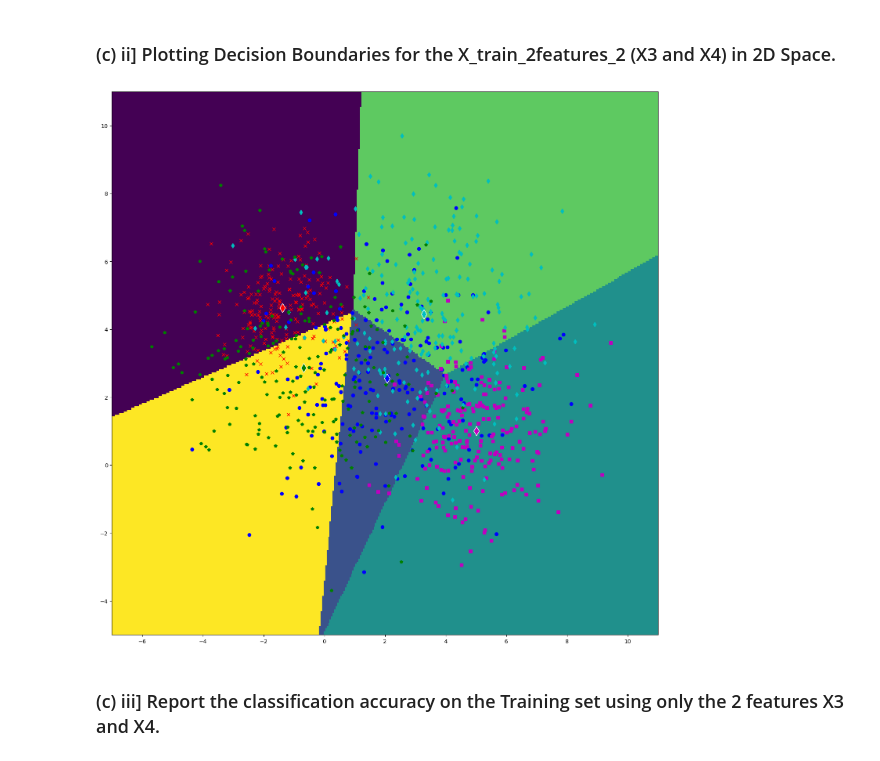
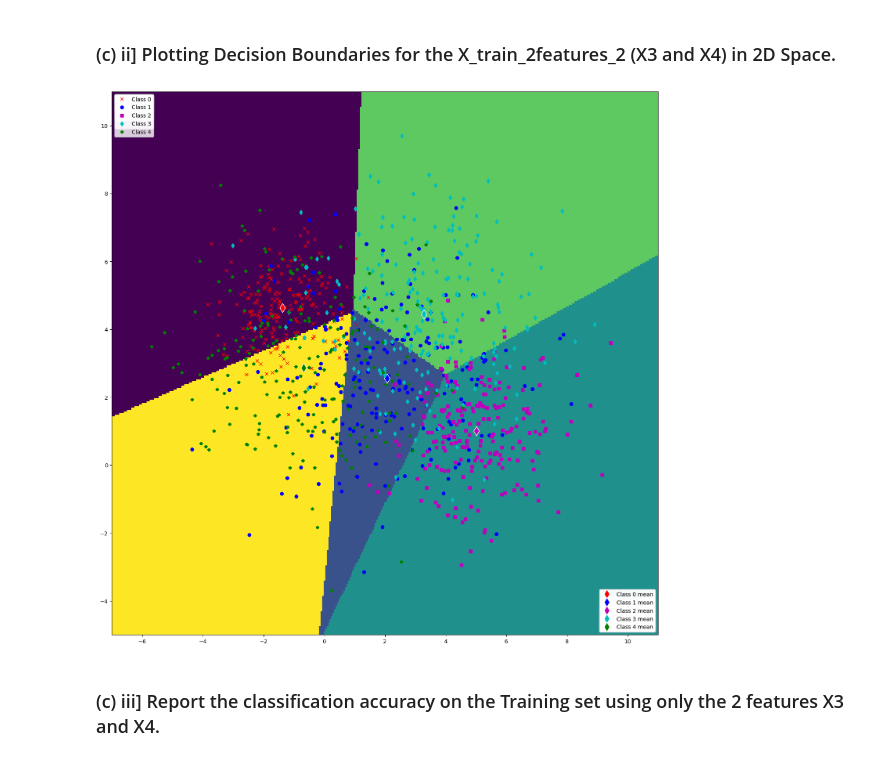
Before and after one commit to SudeshKumarSK/ee559-mlOne, a Jupyter notebook: HW-2/HomeworkTwo.ipynb, the cells around one changed output. Saved outputs shown, nothing was run; the diff lists cells and outputs as text; code cells hidden in the pictures.

```diff
--- a/HW-2/HomeworkTwo.ipynb
+++ b/HW-2/HomeworkTwo.ipynb
@@ -254,9 +252,9 @@ Y_hat_train_2features_2 = nmc_2features.classify(X=X_train_2features_2, sample_m
 # %% [markdown]
 ### (c) ii] Plotting Decision Boundaries for the X_train_2features_2 (X3 and X4) in 2D Space.
 # %%
-nmc_2features.plotDecisionBoundaries_2(training=X_train_2features_2, label_train=T_train, sample_mean=class_means_2features_2, fsize=(18,18))
+nmc_2features.plotDecisionBoundaries_2(training=X_train_2features_2, label_train=T_train, sample_mean=class_means_2features_2, fsize=(18,18), legend_on=True)
 # %% [output]
-[figure, old version]
+[figure, new version]
 # %% [markdown]
 ### (c) iii] Report the classification accuracy on the Training set using only the 2 features X3 and X4.
 # %%
```
Also changed, not shown: parts of 11 cells of this notebook.
